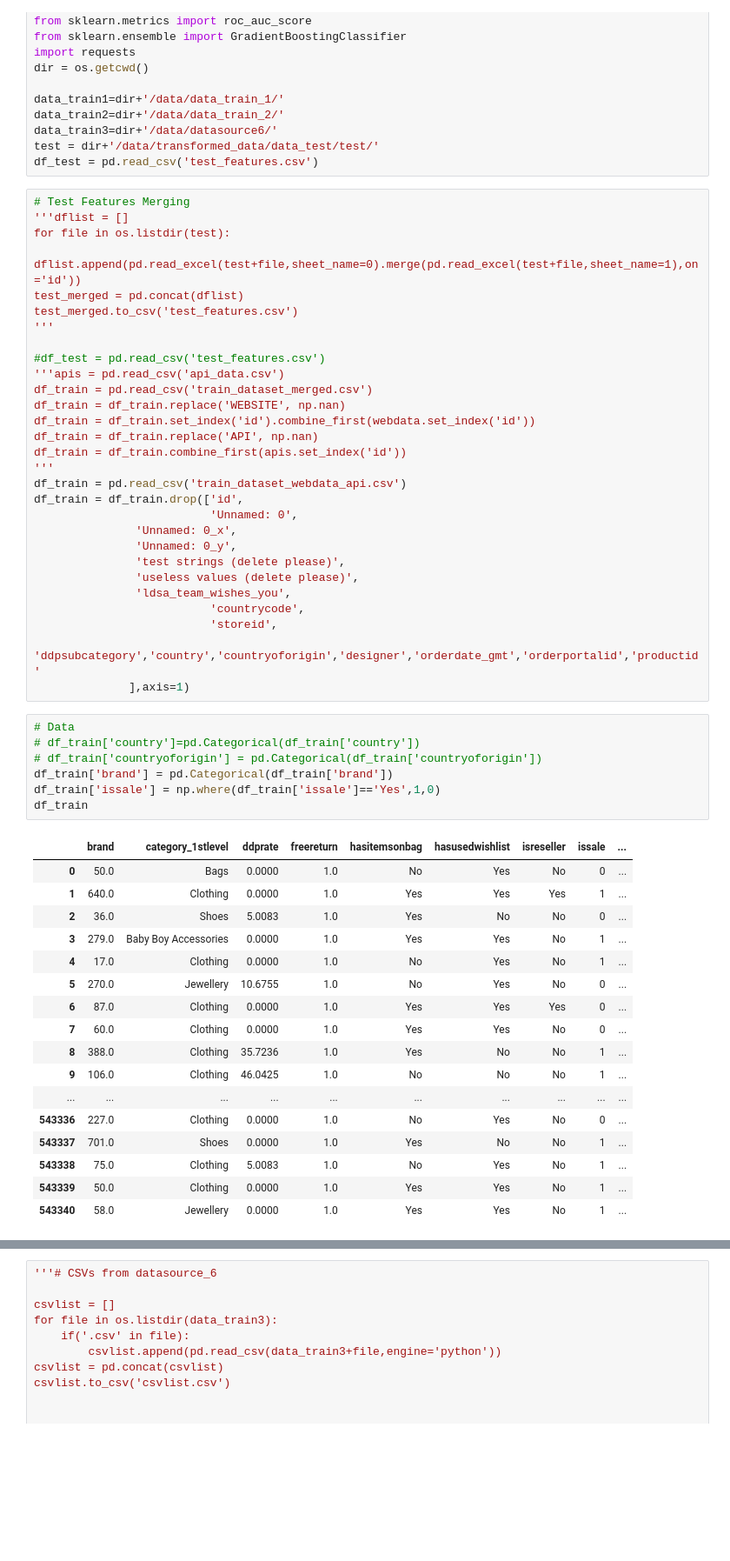
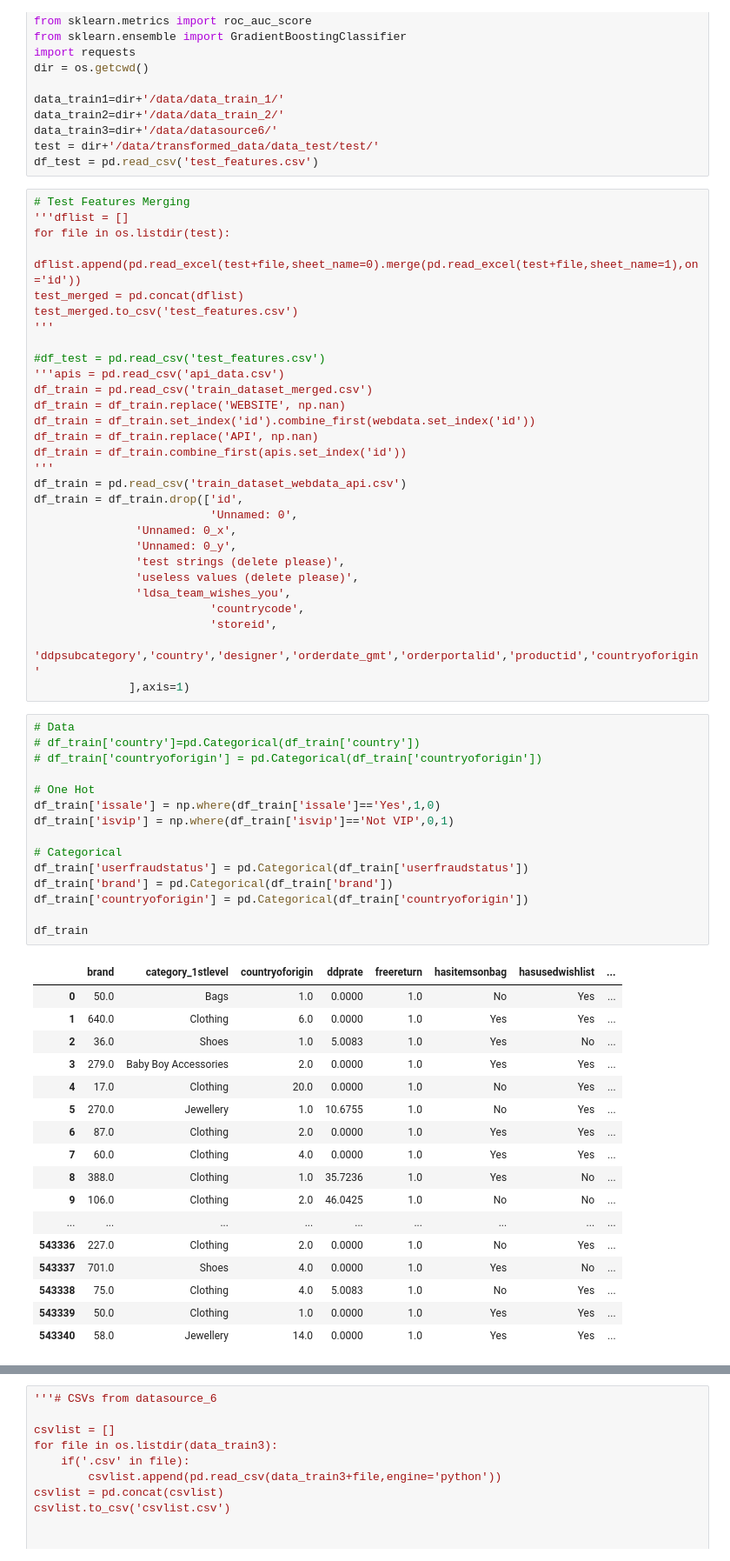
Before and after one commit to JTPenedo/LDSSA_hck2, a Jupyter notebook: HCKT02_CC.ipynb, the cells around one changed output, grey strips where cells are left out. Shown: that part at 87% size. Saved outputs shown, nothing was run; the diff lists cells and outputs as text; blank space fills up the shorter version.

```diff
--- a/HCKT02_CC.ipynb
+++ b/HCKT02_CC.ipynb
@@ -45,30 +45,38 @@ df_train = df_train.drop(['id',
                'ldsa_team_wishes_you',
                           'countrycode',
                           'storeid',
-                          'ddpsubcategory','country','countryoforigin','designer','orderdate_gmt','orderportalid','productid'
+                          'ddpsubcategory','country','designer','orderdate_gmt','orderportalid','productid','countryoforigin'
               ],axis=1)
 # %%
 # Data
 # df_train['country']=pd.Categorical(df_train['country'])
 # df_train['countryoforigin'] = pd.Categorical(df_train['countryoforigin'])
+
+# One Hot
+df_train['issale'] = np.where(df_train['issale']=='Yes',1,0)
+df_train['isvip'] = np.where(df_train['isvip']=='Not VIP',0,1)
+
+# Categorical
+df_train['userfraudstatus'] = pd.Categorical(df_train['userfraudstatus'])
 df_train['brand'] = pd.Categorical(df_train['brand'])
-df_train['issale'] = np.where(df_train['issale']=='Yes',1,0)
+df_train['countryoforigin'] = pd.Categorical(df_train['countryoforigin'])
+
 df_train
 # %% [output]
-|  | brand | category_1stlevel | ddprate | freereturn | hasitemsonbag | hasusedwishlist | isreseller | issale | ... |
-| 0 | 50.0 | Bags | 0.0000 | 1.0 | No | Yes | No | 0 | ... |
-| 1 | 640.0 | Clothing | 0.0000 | 1.0 | Yes | Yes | Yes | 1 | ... |
-| 2 | 36.0 | Shoes | 5.0083 | 1.0 | Yes | No | No | 0 | ... |
-| 3 | 279.0 | Baby Boy Accessories | 0.0000 | 1.0 | Yes | Yes | No | 1 | ... |
-| 4 | 17.0 | Clothing | 0.0000 | 1.0 | No | Yes | No | 1 | ... |
-| 5 | 270.0 | Jewellery | 10.6755 | 1.0 | No | Yes | No | 0 | ... |
-| 6 | 87.0 | Clothing | 0.0000 | 1.0 | Yes | Yes | Yes | 0 | ... |
-| 7 | 60.0 | Clothing | 0.0000 | 1.0 | Yes | Yes | No | 0 | ... |
-| 8 | 388.0 | Clothing | 35.7236 | 1.0 | Yes | No | No | 1 | ... |
-| 9 | 106.0 | Clothing | 46.0425 | 1.0 | No | No | No | 1 | ... |
-| ... | ... | ... | ... | ... | ... | ... | ... | ... | ... |
-| 543336 | 227.0 | Clothing | 0.0000 | 1.0 | No | Yes | No | 0 | ... |
-| 543337 | 701.0 | Shoes | 0.0000 | 1.0 | Yes | No | No | 1 | ... |
-| 543338 | 75.0 | Clothing | 5.0083 | 1.0 | No | Yes | No | 1 | ... |
-| 543339 | 50.0 | Clothing | 0.0000 | 1.0 | Yes | Yes | No | 1 | ... |
-| 543340 | 58.0 | Jewellery | 0.0000 | 1.0 | Yes | Yes | No | 1 | ... |
+|  | brand | category_1stlevel | countryoforigin | ddprate | freereturn | hasitemsonbag | hasusedwishlist | ... |
+| 0 | 50.0 | Bags | 1.0 | 0.0000 | 1.0 | No | Yes | ... |
+| 1 | 640.0 | Clothing | 6.0 | 0.0000 | 1.0 | Yes | Yes | ... |
+| 2 | 36.0 | Shoes | 1.0 | 5.0083 | 1.0 | Yes | No | ... |
+| 3 | 279.0 | Baby Boy Accessories | 2.0 | 0.0000 | 1.0 | Yes | Yes | ... |
+| 4 | 17.0 | Clothing | 20.0 | 0.0000 | 1.0 | No | Yes | ... |
+| 5 | 270.0 | Jewellery | 1.0 | 10.6755 | 1.0 | No | Yes | ... |
+| 6 | 87.0 | Clothing | 2.0 | 0.0000 | 1.0 | Yes | Yes | ... |
+| 7 | 60.0 | Clothing | 4.0 | 0.0000 | 1.0 | Yes | Yes | ... |
+| 8 | 388.0 | Clothing | 1.0 | 35.7236 | 1.0 | Yes | No | ... |
+| 9 | 106.0 | Clothing | 2.0 | 46.0425 | 1.0 | No | No | ... |
+| ... | ... | ... | ... | ... | ... | ... | ... | ... |
+| 543336 | 227.0 | Clothing | 2.0 | 0.0000 | 1.0 | No | Yes | ... |
+| 543337 | 701.0 | Shoes | 4.0 | 0.0000 | 1.0 | Yes | No | ... |
+| 543338 | 75.0 | Clothing | 4.0 | 5.0083 | 1.0 | No | Yes | ... |
+| 543339 | 50.0 | Clothing | 1.0 | 0.0000 | 1.0 | Yes | Yes | ... |
+| 543340 | 58.0 | Jewellery | 14.0 | 0.0000 | 1.0 | Yes | Yes | ... |
```
Also changed, not shown: parts of 6 cells of this notebook.
